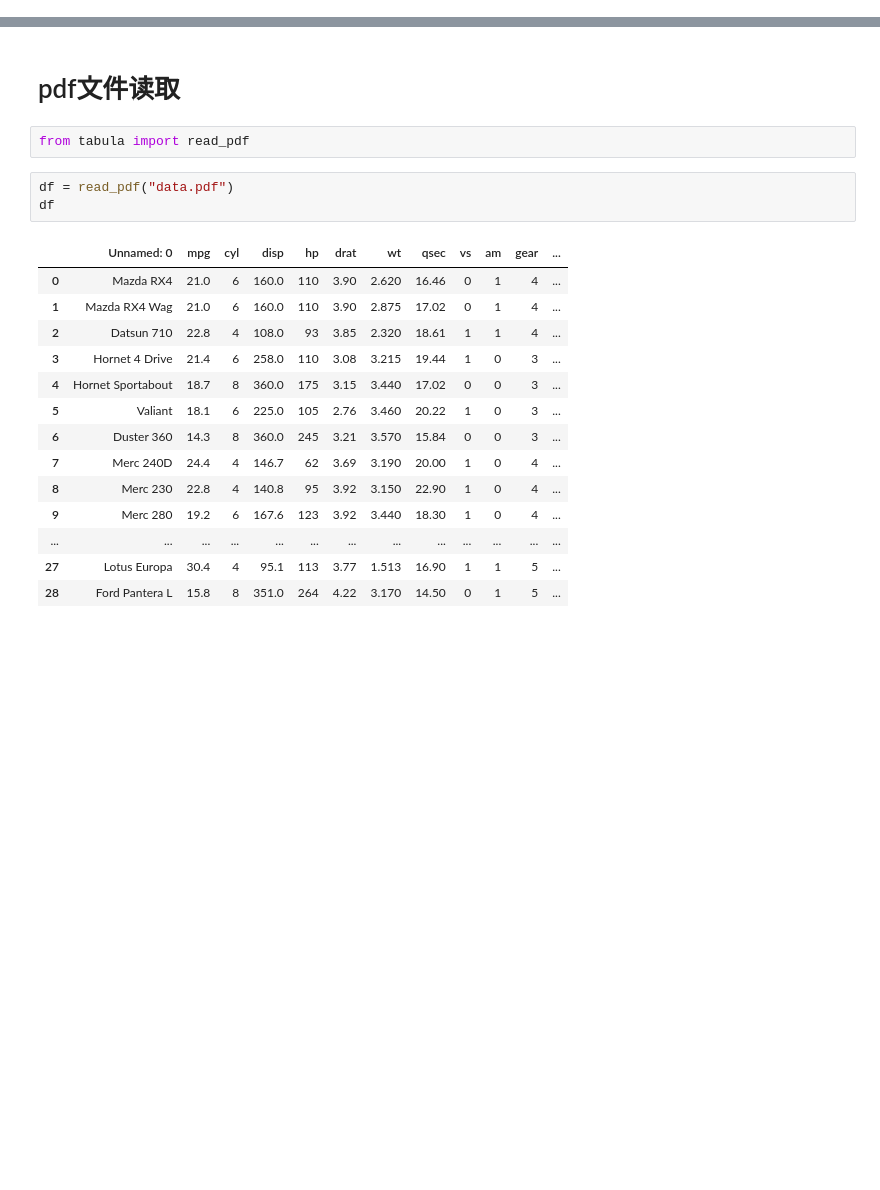
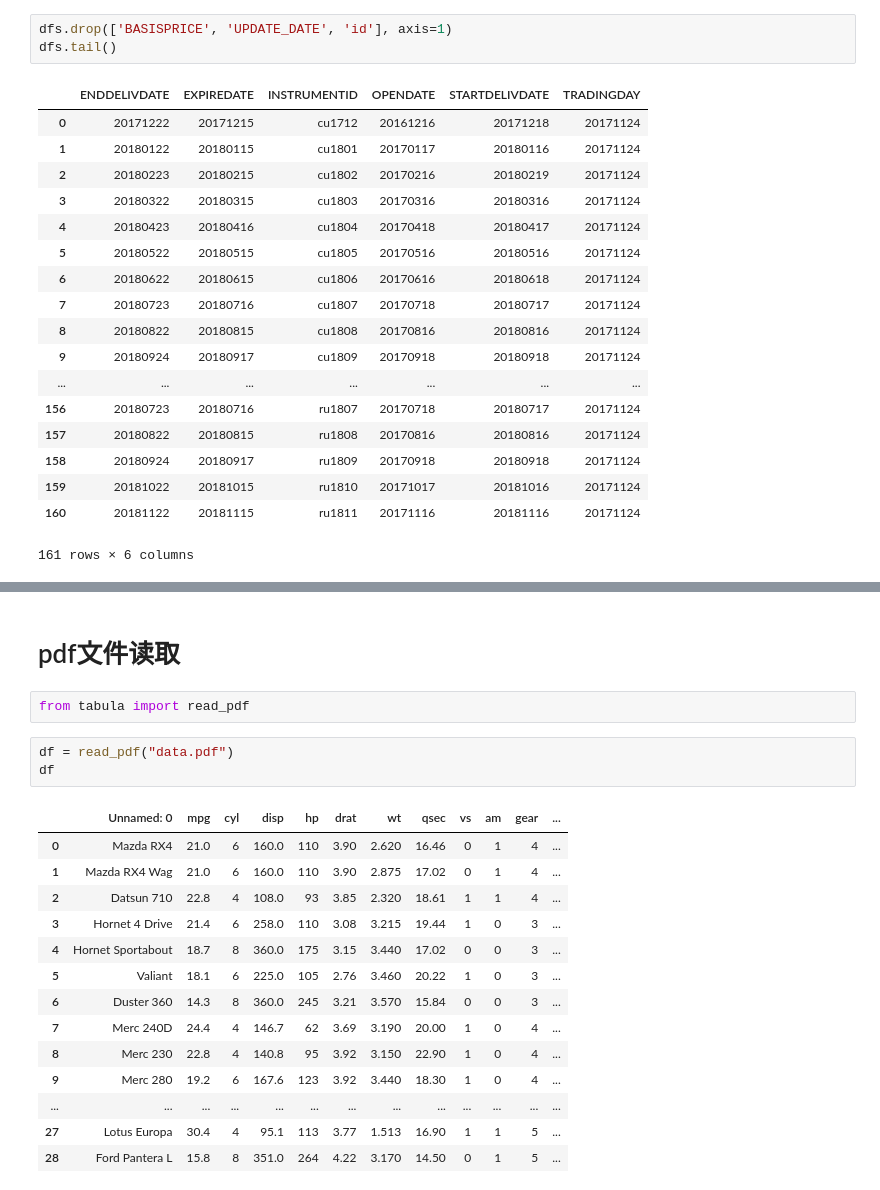
Before and after one commit to newlyedward/Crawler, a Jupyter notebook: 002475立讯精密.ipynb, the cells around one changed output, grey strips where cells are left out. Saved outputs shown, nothing was run; the diff lists cells and outputs as text; blank space fills up the shorter version.

```diff
--- a/002475立讯精密.ipynb
+++ b/002475立讯精密.ipynb
@@ -9,0 +20,22 @@ load_libs()
+# %%
+dfs.drop(['BASISPRICE', 'UPDATE_DATE', 'id'], axis=1)
+dfs.tail()
+# %% [output]
+|  | ENDDELIVDATE | EXPIREDATE | INSTRUMENTID | OPENDATE | STARTDELIVDATE | TRADINGDAY |
+| 0 | 20171222 | 20171215 | cu1712 | 20161216 | 20171218 | 20171124 |
+| 1 | 20180122 | 20180115 | cu1801 | 20170117 | 20180116 | 20171124 |
+| 2 | 20180223 | 20180215 | cu1802 | 20170216 | 20180219 | 20171124 |
+| 3 | 20180322 | 20180315 | cu1803 | 20170316 | 20180316 | 20171124 |
+| 4 | 20180423 | 20180416 | cu1804 | 20170418 | 20180417 | 20171124 |
+| 5 | 20180522 | 20180515 | cu1805 | 20170516 | 20180516 | 20171124 |
+| 6 | 20180622 | 20180615 | cu1806 | 20170616 | 20180618 | 20171124 |
+| 7 | 20180723 | 20180716 | cu1807 | 20170718 | 20180717 | 20171124 |
+| 8 | 20180822 | 20180815 | cu1808 | 20170816 | 20180816 | 20171124 |
+| 9 | 20180924 | 20180917 | cu1809 | 20170918 | 20180918 | 20171124 |
+| ... | ... | ... | ... | ... | ... | ... |
+| 156 | 20180723 | 20180716 | ru1807 | 20170718 | 20180717 | 20171124 |
+| 157 | 20180822 | 20180815 | ru1808 | 20170816 | 20180816 | 20171124 |
+| 158 | 20180924 | 20180917 | ru1809 | 20170918 | 20180918 | 20171124 |
+| 159 | 20181022 | 20181015 | ru1810 | 20171017 | 20181016 | 20171124 |
+| 160 | 20181122 | 20181115 | ru1811 | 20171116 | 20181116 | 20171124 |
+161 rows × 6 columns
```
Also changed, not shown: parts of 6 cells of this notebook, 6 other files.
